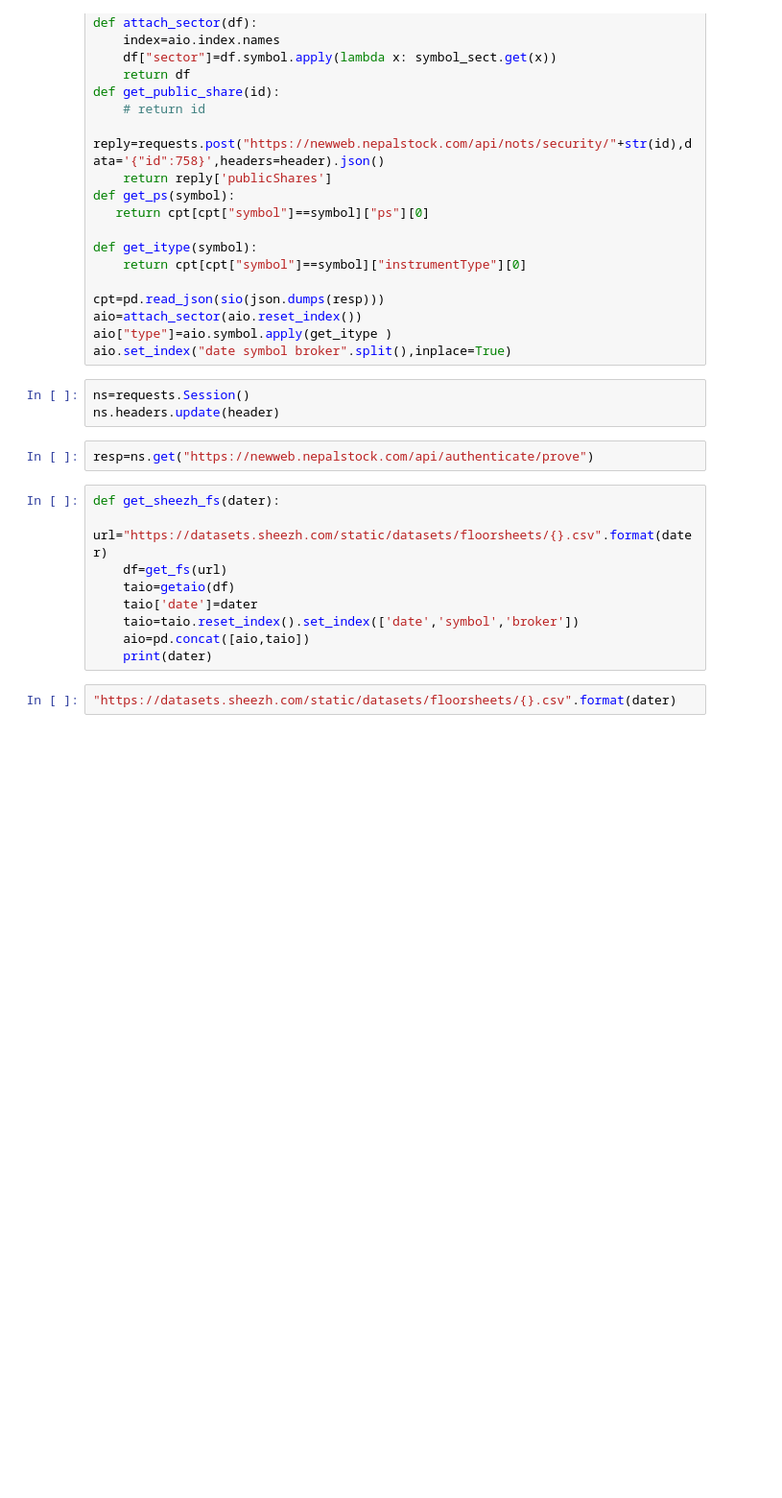
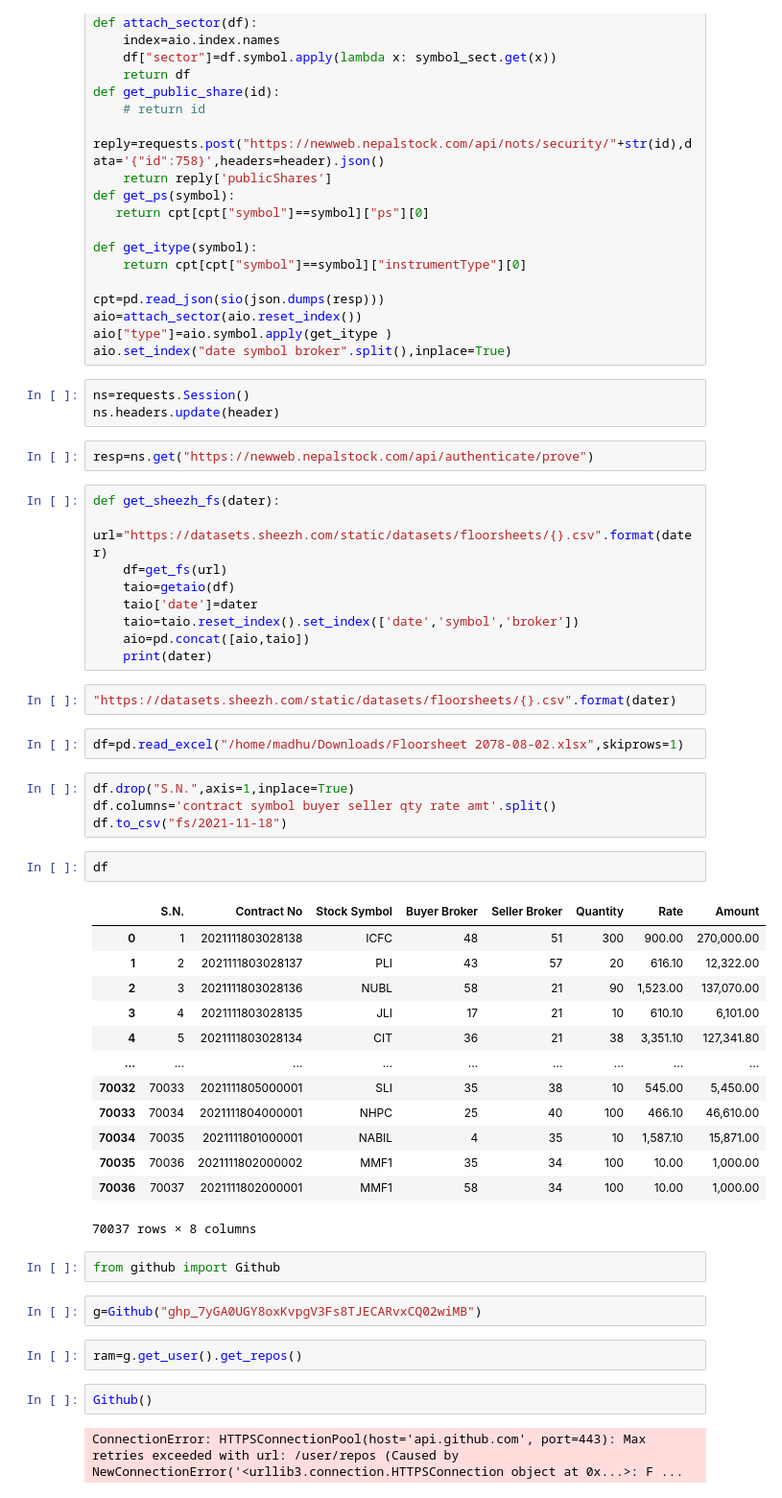
Before and after one commit to madhuko/temp, a Jupyter notebook: code.ipynb, the cells around one changed output. Shown: that part at 96% size. Cells and saved outputs as stored; diff of their text form; blank space fills up the shorter version.

```diff
--- a/code.ipynb
+++ b/code.ipynb
@@ -254,3 +254,35 @@ def get_sheezh_fs(dater):
     print(dater)
 # %%
 "https://datasets.sheezh.com/static/datasets/floorsheets/{}.csv".format(dater)
+# %%
+df=pd.read_excel("/home/madhu/Downloads/Floorsheet 2078-08-02.xlsx",skiprows=1)
+# %%
+df.drop("S.N.",axis=1,inplace=True)
+df.columns='contract symbol buyer seller qty rate amt'.split()
+df.to_csv("fs/2021-11-18")
+# %%
+df
+# %% [output]
+|  | S.N. | Contract No | Stock Symbol | Buyer Broker | Seller Broker | Quantity | Rate | Amount |
+| 0 | 1 | 2021111803028138 | ICFC | 48 | 51 | 300 | 900.00 | 270,000.00 |
+| 1 | 2 | 2021111803028137 | PLI | 43 | 57 | 20 | 616.10 | 12,322.00 |
+| 2 | 3 | 2021111803028136 | NUBL | 58 | 21 | 90 | 1,523.00 | 137,070.00 |
+| 3 | 4 | 2021111803028135 | JLI | 17 | 21 | 10 | 610.10 | 6,101.00 |
+| 4 | 5 | 2021111803028134 | CIT | 36 | 21 | 38 | 3,351.10 | 127,341.80 |
+| ... | ... | ... | ... | ... | ... | ... | ... | ... |
+| 70032 | 70033 | 2021111805000001 | SLI | 35 | 38 | 10 | 545.00 | 5,450.00 |
+| 70033 | 70034 | 2021111804000001 | NHPC | 25 | 40 | 100 | 466.10 | 46,610.00 |
+| 70034 | 70035 | 2021111801000001 | NABIL | 4 | 35 | 10 | 1,587.10 | 15,871.00 |
+| 70035 | 70036 | 2021111802000002 | MMF1 | 35 | 34 | 100 | 10.00 | 1,000.00 |
+| 70036 | 70037 | 2021111802000001 | MMF1 | 58 | 34 | 100 | 10.00 | 1,000.00 |
+70037 rows × 8 columns
+# %%
+from github import Github
+# %%
+g=Github("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")
+# %%
+ram=g.get_user().get_repos()
+# %%
+Github()
+# %% [output]
+ConnectionError: HTTPSConnectionPool(host='api.github.com', port=443): Max retries exceeded with url: /user/repos (Caused by NewConnectionError('<urllib3.connection.HTTPSConnection object at 0x...>: F ...
```
